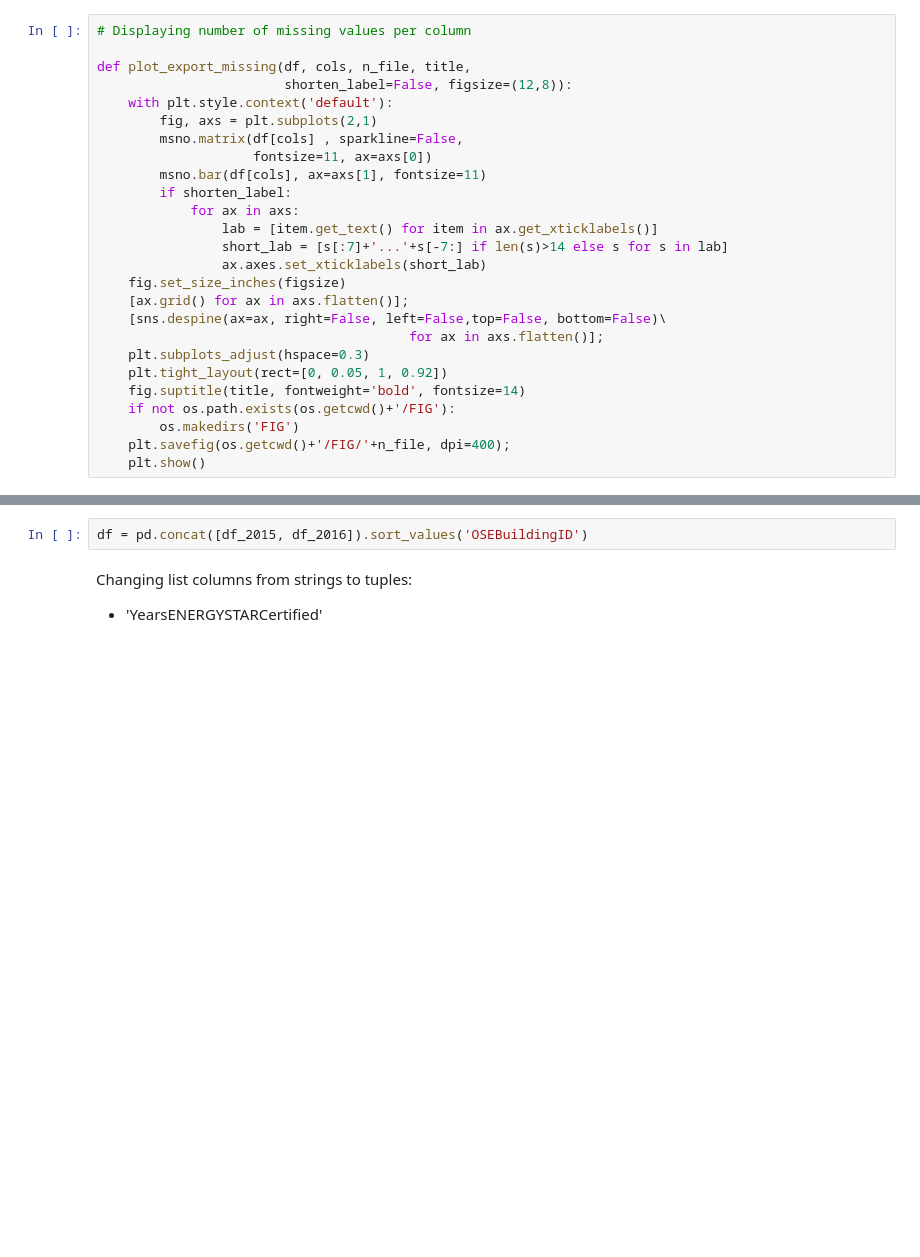
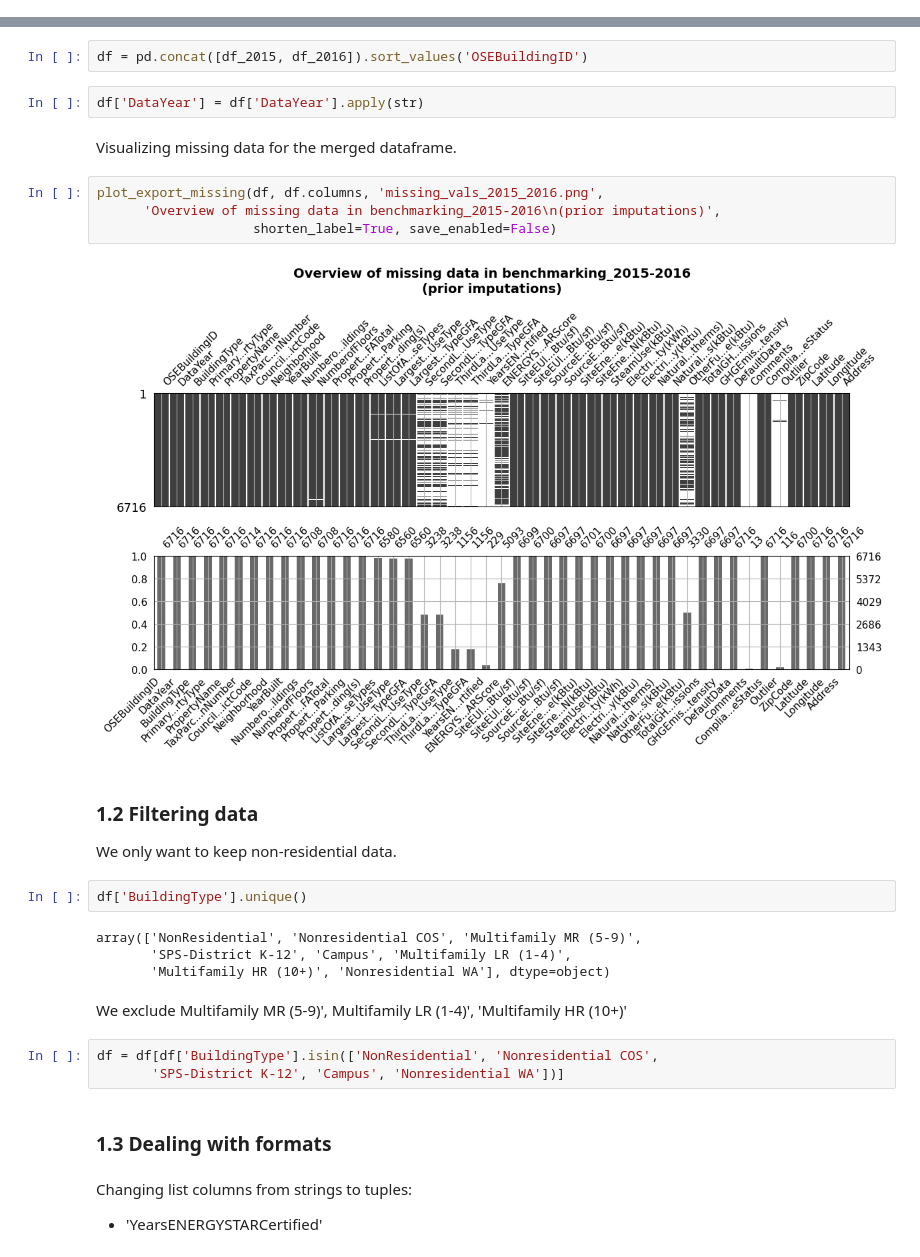
Before and after one commit to SmellyArmure/OC_DS_Project4, a Jupyter notebook: NOTEBOOKS/P4.ipynb, the cells around one changed output, grey strips where cells are left out. Drawn from its saved outputs; the diff is of its cells as text; blank space fills up the shorter version.

Commit message:
Création de nouvelles variables, sélection des variables pour le modèle - exploration des variables -  imputations ok mais doivent être améliorées.

```diff
--- a/NOTEBOOKS/P4.ipynb
+++ b/NOTEBOOKS/P4.ipynb
@@ -289,26 +186,0 @@ pct of null:  12.8
-# %%
-# Displaying number of missing values per column
-
-def plot_export_missing(df, cols, n_file, title,
-                        shorten_label=False, figsize=(12,8)):
-    with plt.style.context('default'):
-        fig, axs = plt.subplots(2,1)
-        msno.matrix(df[cols] , sparkline=False,
-                    fontsize=11, ax=axs[0])
-        msno.bar(df[cols], ax=axs[1], fontsize=11)
-        if shorten_label:
-            for ax in axs:
-                lab = [item.get_text() for item in ax.get_xticklabels()]
-                short_lab = [s[:7]+'...'+s[-7:] if len(s)>14 else s for s in lab]
-                ax.axes.set_xticklabels(short_lab)
-    fig.set_size_inches(figsize)
-    [ax.grid() for ax in axs.flatten()];
-    [sns.despine(ax=ax, right=False, left=False,top=False, bottom=False)\
-                                        for ax in axs.flatten()];
-    plt.subplots_adjust(hspace=0.3)
-    plt.tight_layout(rect=[0, 0.05, 1, 0.92])
-    fig.suptitle(title, fontweight='bold', fontsize=14)
-    if not os.path.exists(os.getcwd()+'/FIG'):
-        os.makedirs('FIG')
-    plt.savefig(os.getcwd()+'/FIG/'+n_file, dpi=400);
-    plt.show()
@@ -442,6 +320,33 @@ only in 2016 (45):
 Creating a new dataframe with data of 2015 and 2016
 # %%
 df = pd.concat([df_2015, df_2016]).sort_values('OSEBuildingID')
+# %%
+df['DataYear'] = df['DataYear'].apply(str)
+# %% [markdown]
+Visualizing missing data for the merged dataframe.
+# %%
+plot_export_missing(df, df.columns, 'missing_vals_2015_2016.png',
+      'Overview of missing data in benchmarking_2015-2016\n(prior imputations)',
+                    shorten_label=True, save_enabled=False)
+# %% [output]
+[figure, added]
+# %% [markdown]
+### 1.2 Filtering data
+
+We only want to keep non-residential data.
+# %%
+df['BuildingType'].unique()
+# %% [output]
+array(['NonResidential', 'Nonresidential COS', 'Multifamily MR (5-9)',
+       'SPS-District K-12', 'Campus', 'Multifamily LR (1-4)',
+       'Multifamily HR (10+)', 'Nonresidential WA'], dtype=object)
+# %% [markdown]
+We exclude Multifamily MR (5-9)', Multifamily LR (1-4)', 'Multifamily HR (10+)'
+# %%
+df = df[df['BuildingType'].isin(['NonResidential', 'Nonresidential COS',
+       'SPS-District K-12', 'Campus', 'Nonresidential WA'])]
+# %% [markdown]
+### 1.3 Dealing with formats
 # %% [markdown]
 Changing list columns from strings to tuples:
 
```
Also changed, not shown: parts of 84 cells of this notebook, 2 other files.
